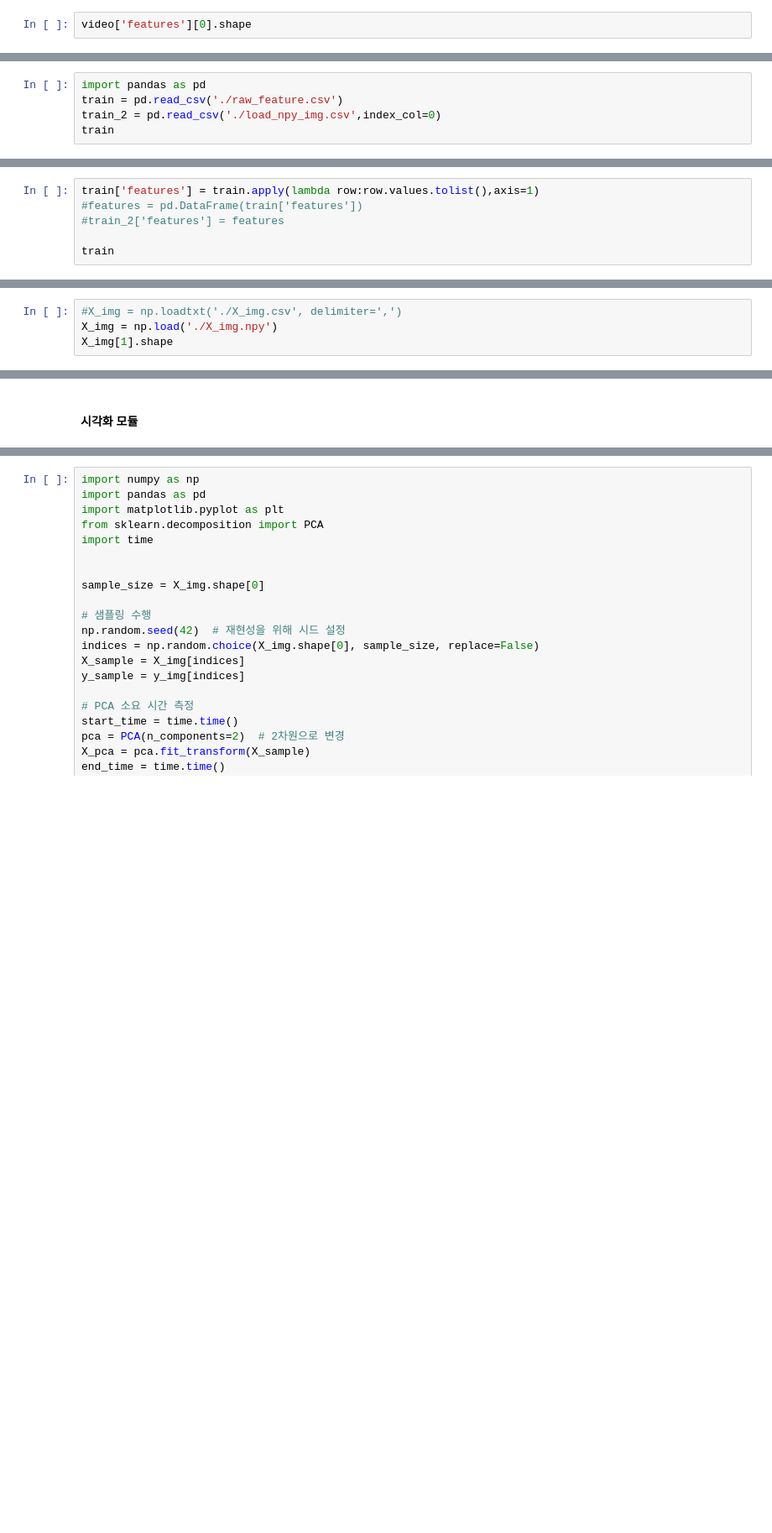
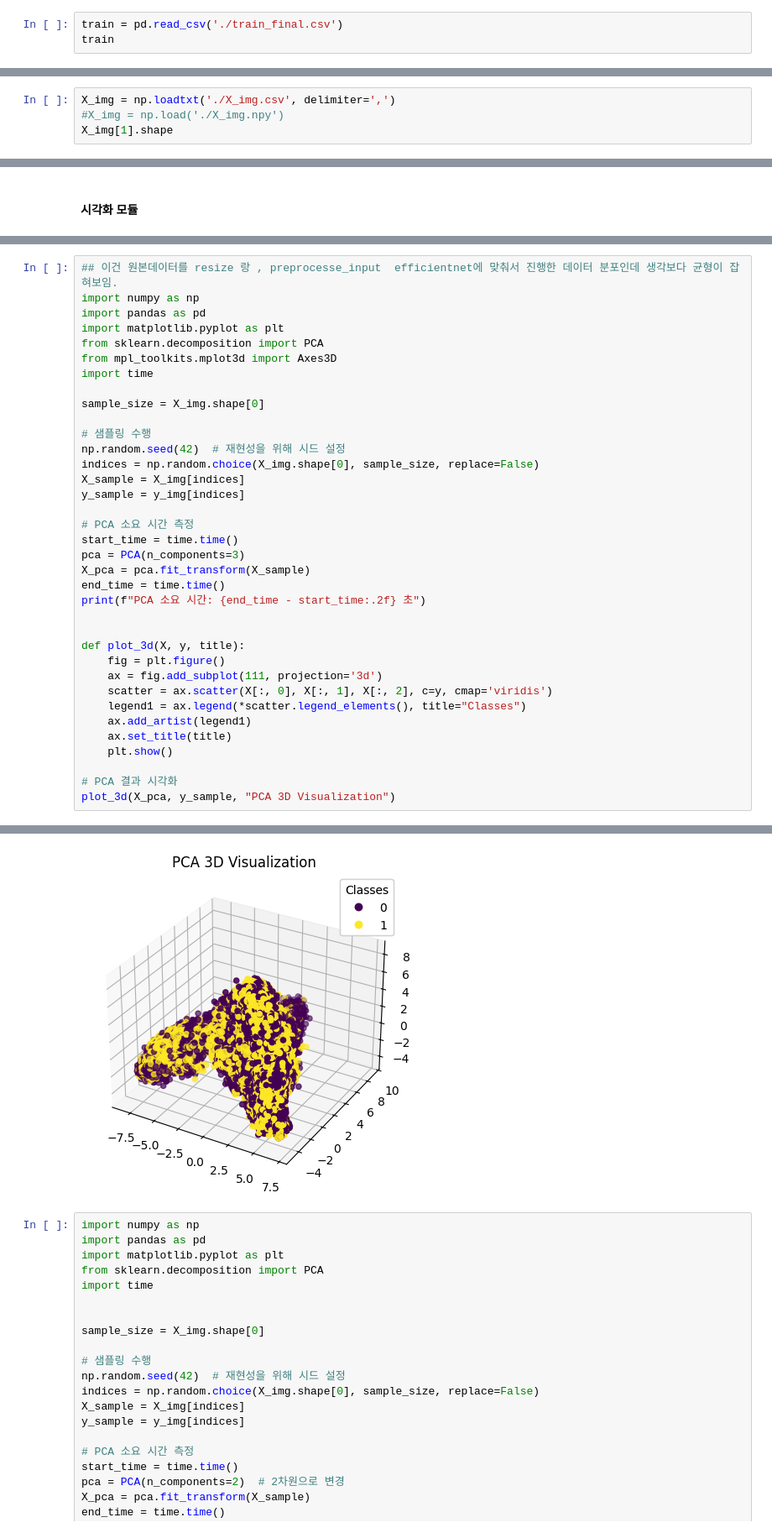
Before and after one commit to kim-nam-keyong/image_video_related_model, a Jupyter notebook: final_test22.ipynb, the cells around one changed output, grey strips where cells are left out. Shown at 84% size. Cells and saved outputs as stored; diff of their text form; blank space fills up the shorter version.

Commit message:
CNN_LSTM 원본데이터 최초 확인 10%데이터 사용 , epoch=20 , hyperparameter none tuning

```diff
--- a/final_test22.ipynb
+++ b/final_test22.ipynb
@@ -717,3 +817,4 @@ video['features'] = aa
 # %%
-video['features'][0].shape
+train = pd.read_csv('./train_final.csv')
+train
 # %% [output]
@@ -755,5 +850,0 @@ df_video
-# %%
-import pandas as pd
-train = pd.read_csv('./raw_feature.csv')
-train_2 = pd.read_csv('./load_npy_img.csv',index_col=0)
-train
@@ -774,6 +850,0 @@ train
-# %%
-train['features'] = train.apply(lambda row:row.values.tolist(),axis=1)
-#features = pd.DataFrame(train['features'])
-#train_2['features'] = features
-
-train
@@ -821,8 +863,8 @@ Data preprocessing time: 3007.68 seconds
 # %%
 np.savetxt('X_img.csv', X_img, delimiter=',')
 # %%
-#X_img = np.loadtxt('./X_img.csv', delimiter=',')
-X_img = np.load('./X_img.npy')
+X_img = np.loadtxt('./X_img.csv', delimiter=',')
+#X_img = np.load('./X_img.npy')
 X_img[1].shape
 # %% [output]
 (1280,)
@@ -871,3 +914,40 @@ plot_3d(X_pca, y_sample, "PCA 3D Visualization")
 # %% [output]
 PCA 소요 시간: 12.97 초
 [figure]
+# %%
+## 이건 원본데이터를 resize 랑 , preprocesse_input  efficientnet에 맞춰서 진행한 데이터 분포인데 생각보다 균형이 잡혀보임.
+import numpy as np
+import pandas as pd
+import matplotlib.pyplot as plt
+from sklearn.decomposition import PCA
+from mpl_toolkits.mplot3d import Axes3D
+import time
+
+sample_size = X_img.shape[0]
+
+# 샘플링 수행
+np.random.seed(42)  # 재현성을 위해 시드 설정
+indices = np.random.choice(X_img.shape[0], sample_size, replace=False)
+X_sample = X_img[indices]
+y_sample = y_img[indices]
+
+# PCA 소요 시간 측정
+start_time = time.time()
+pca = PCA(n_components=3)
+X_pca = pca.fit_transform(X_sample)
+end_time = time.time()
+print(f"PCA 소요 시간: {end_time - start_time:.2f} 초")
+
+
+def plot_3d(X, y, title):
+    fig = plt.figure()
+    ax = fig.add_subplot(111, projection='3d')
+    scatter = ax.scatter(X[:, 0], X[:, 1], X[:, 2], c=y, cmap='viridis')
+    legend1 = ax.legend(*scatter.legend_elements(), title="Classes")
+    ax.add_artist(legend1)
+    ax.set_title(title)
+    plt.show()
+
+# PCA 결과 시각화
+plot_3d(X_pca, y_sample, "PCA 3D Visualization")
+# %% [output]
@@ -874,3 +955,4 @@ PCA 소요 시간: 12.97 초
+[figure, added]
 # %%
 import numpy as np
 import pandas as pd
```
Also changed, not shown: parts of 36 cells of this notebook.
